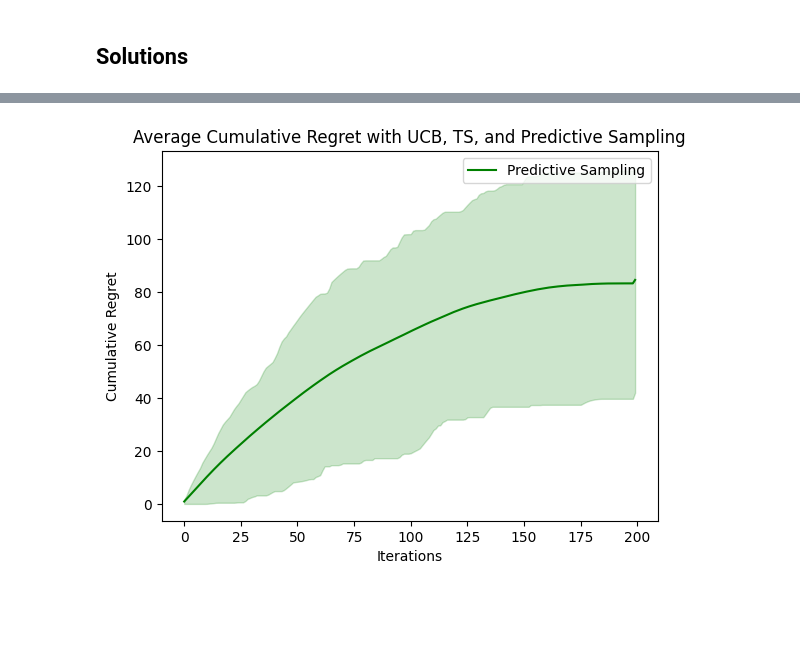
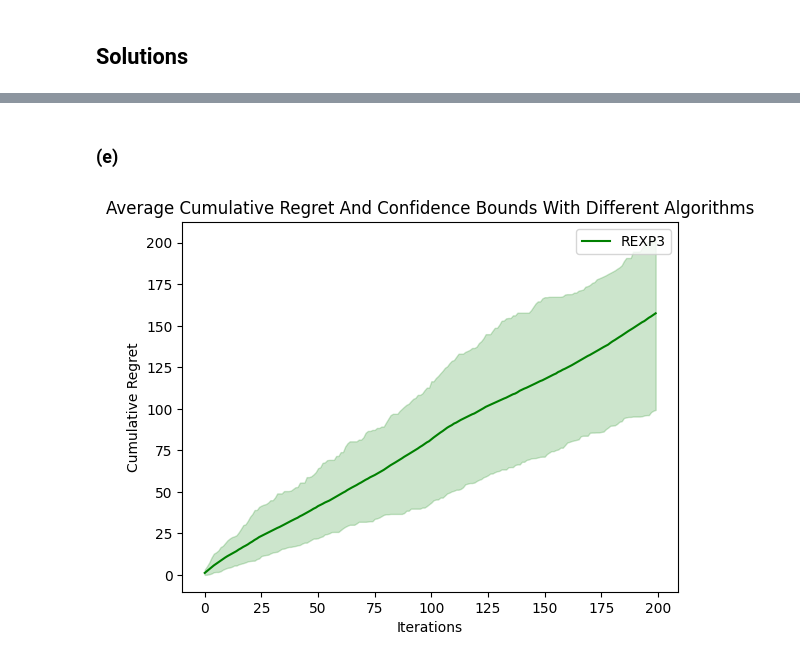
Before and after one commit to loggedin/reinforcement-learning, a Jupyter notebook: Nonstationary_Environment.ipynb, the cells around one changed output, grey strips where cells are left out. Drawn from its saved outputs; the diff is of its cells as text; code cells hidden in the pictures; blank space fills up the shorter version.

Commit message:
add rexp3 algo to notebook

```diff
--- a/Nonstationary_Environment.ipynb
+++ b/Nonstationary_Environment.ipynb
@@ -138,6 +155,8 @@ def ThompsonSampling_Gaussian(arms, priors, T):
 # %%
 K, T, noise_var = 5, 200, 1
 n_sim = 100
+
+#array = np.tile(np.arange(0.1, 1.1, 0.1), (1000, 1)).T
 
 regrets = np.zeros((n_sim, T))
 
@@ -171,6 +190,20 @@ CB5 = sorted_regrets[4]
 plt.plot(mean_regrets, label='Thompson Sampling', color='r')
 plt.fill_between(np.arange(T), CB5, CB95, alpha=0.2, color='r')
 
+regrets = np.zeros((n_sim, T))
+
+for sim in range(n_sim):
+    mean_rewards = generate_mean_rewards()
+    bandits_env = GetArms(K, mean_rewards, noise_var)
+    regrets[sim] = np.cumsum(UniformSampling(bandits_env, T)[1])
+
+mean_regrets = np.mean(regrets, axis=0)
+sorted_regrets = np.sort(regrets, axis=0)
+CB95 = sorted_regrets[94]
+CB5 = sorted_regrets[4]
+plt.plot(mean_regrets, label='Uniform Sampling', color='g')
+plt.fill_between(np.arange(T), CB5, CB95, alpha=0.2, color='g')
+
 plt.legend()
 plt.xlabel('Iterations')
 plt.ylabel('Cumulative Regret')
@@ -181 +246,3 @@ plt.show()
+# %% [markdown]
+### (e)
 # %%
@@ -211,29 +291,32 @@ def PredictiveSampling(arms, T):
 # %%
-# Define simulation parameters
 K, T, noise_var = 5, 200, 1
 n_sim = 100
 
-# Run Predictive Sampling and collect regrets
-regrets = np.zeros((n_sim, T))
+# Add parameters for REXP3
+gamma = 0.5  # Exploration parameter
+delta_T = 100  # Batch size
+
+# Running REXP3
+regrets_rexp3 = np.zeros((n_sim, T))
 
 for sim in range(n_sim):
     mean_rewards = generate_mean_rewards()
     bandits_env = GetArms(K, mean_rewards, noise_var)
-    regrets[sim] = np.cumsum(PredictiveSampling(bandits_env, T)[1])
+    regrets_rexp3[sim] = np.cumsum(Rexp3(bandits_env, gamma, delta_T, T)[1])
 
-# Plotting results for Predictive Sampling
-mean_regrets = np.mean(regrets, axis=0)
-sorted_regrets = np.sort(regrets, axis=0)
-CB95 = sorted_regrets[79]
-CB5 = sorted_regrets[19]
-plt.plot(mean_regrets, label='Predictive Sampling', color='g')
-plt.fill_between(np.arange(T), CB5, CB95, alpha=0.2, color='g')
+# Calculate and plot mean regrets for REXP3
+mean_regrets_rexp3 = np.mean(regrets_rexp3, axis=0)
+sorted_regrets_rexp3 = np.sort(regrets_rexp3, axis=0)
+CB95_rexp3 = sorted_regrets_rexp3[94]
+CB5_rexp3 = sorted_regrets_rexp3[4]
 
-# Final plot with UCB and TS comparison
+plt.plot(mean_regrets_rexp3, label='REXP3', color='g')
+plt.fill_between(np.arange(T), CB5_rexp3, CB95_rexp3, alpha=0.2, color='g')
+
 plt.legend()
 plt.xlabel('Iterations')
 plt.ylabel('Cumulative Regret')
-plt.title('Average Cumulative Regret with UCB, TS, and Predictive Sampling')
+plt.title('Average Cumulative Regret And Confidence Bounds With Different Algorithms')
 plt.show()
 # %% [output]
-[figure, old version]
+[figure, new version]
```
Also changed, not shown: parts of 7 cells of this notebook.
